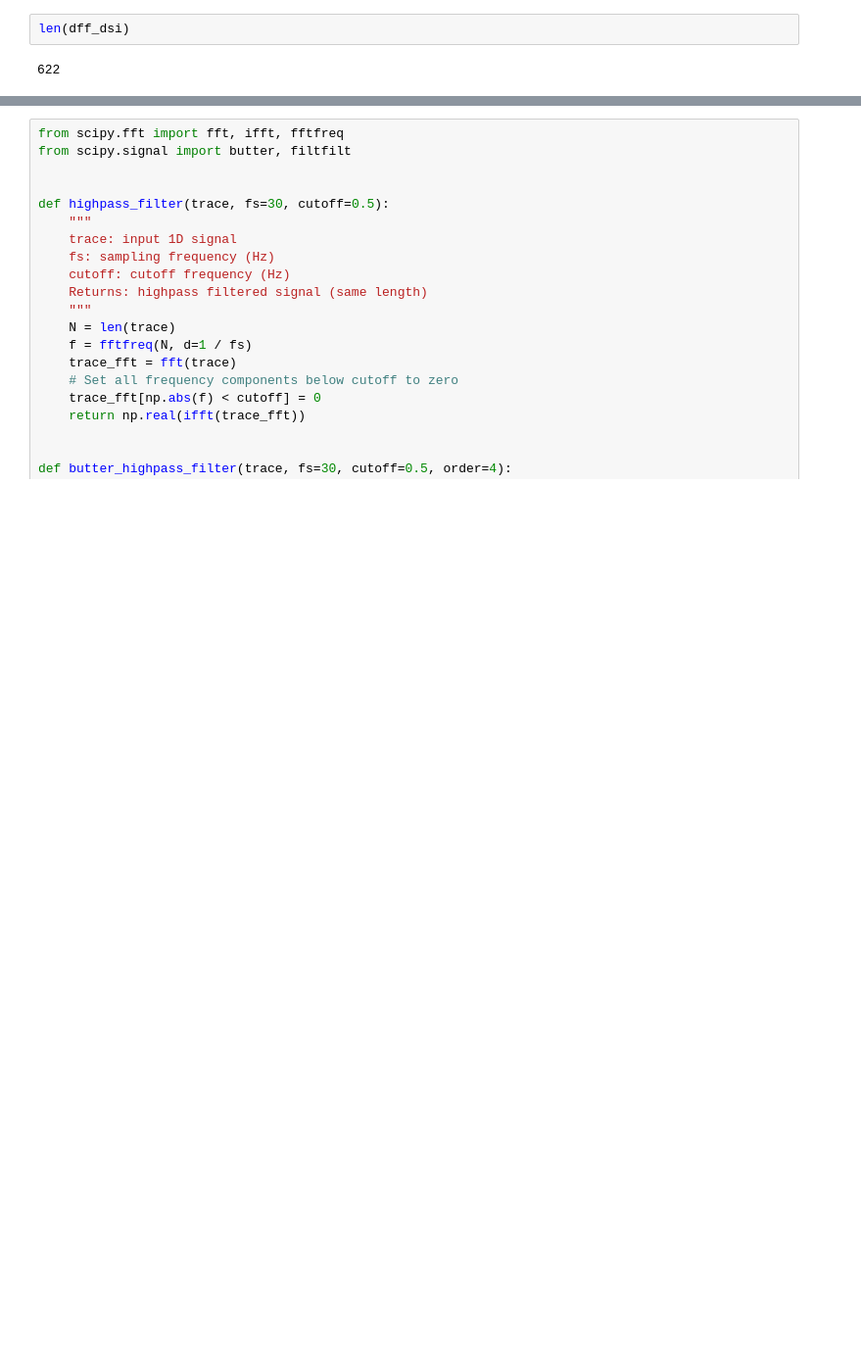
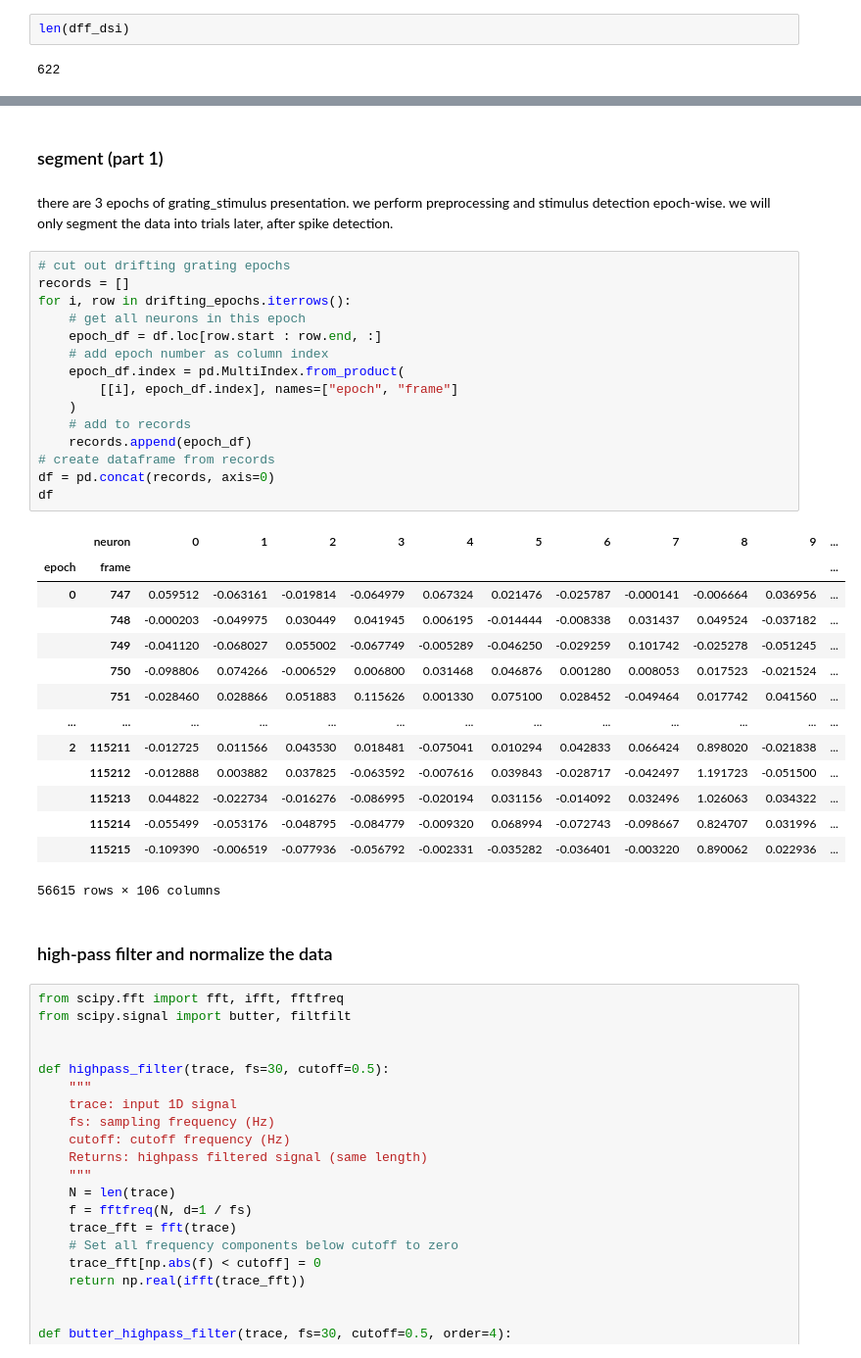
Before and after one commit to toniklenk/NeuralDataScience, a Jupyter notebook: Abschlussprojekt/practical01.ipynb, the cells around one changed output, grey strips where cells are left out. Shown at 98% size. Cells and saved outputs as stored; diff of their text form; blank space fills up the shorter version.

```diff
--- a/Abschlussprojekt/practical01.ipynb
+++ b/Abschlussprojekt/practical01.ipynb
@@ -269,3 +244,39 @@ ax2.legend(loc="upper right")
+# %% [markdown]
+### segment (part 1)
+# %% [markdown]
+there are 3 epochs of grating_stimulus presentation. we perform preprocessing and stimulus detection epoch-wise. we will only segment the data into trials later, after spike detection.
+# %%
+# cut out drifting grating epochs
+records = []
+for i, row in drifting_epochs.iterrows():
+    # get all neurons in this epoch
+    epoch_df = df.loc[row.start : row.end, :]
+    # add epoch number as column index
+    epoch_df.index = pd.MultiIndex.from_product(
+        [[i], epoch_df.index], names=["epoch", "frame"]
+    )
+    # add to records
+    records.append(epoch_df)
+# create dataframe from records
+df = pd.concat(records, axis=0)
+df
+# %% [output]
+|  | neuron | 0 | 1 | 2 | 3 | 4 | 5 | 6 | 7 | 8 | 9 | ... |
+| epoch | frame |  |  |  |  |  |  |  |  |  |  | ... |
+| 0 | 747 | 0.059512 | -0.063161 | -0.019814 | -0.064979 | 0.067324 | 0.021476 | -0.025787 | -0.000141 | -0.006664 | 0.036956 | ... |
+|  | 748 | -0.000203 | -0.049975 | 0.030449 | 0.041945 | 0.006195 | -0.014444 | -0.008338 | 0.031437 | 0.049524 | -0.037182 | ... |
+|  | 749 | -0.041120 | -0.068027 | 0.055002 | -0.067749 | -0.005289 | -0.046250 | -0.029259 | 0.101742 | -0.025278 | -0.051245 | ... |
+|  | 750 | -0.098806 | 0.074266 | -0.006529 | 0.006800 | 0.031468 | 0.046876 | 0.001280 | 0.008053 | 0.017523 | -0.021524 | ... |
+|  | 751 | -0.028460 | 0.028866 | 0.051883 | 0.115626 | 0.001330 | 0.075100 | 0.028452 | -0.049464 | 0.017742 | 0.041560 | ... |
+| ... | ... | ... | ... | ... | ... | ... | ... | ... | ... | ... | ... | ... |
+| 2 | 115211 | -0.012725 | 0.011566 | 0.043530 | 0.018481 | -0.075041 | 0.010294 | 0.042833 | 0.066424 | 0.898020 | -0.021838 | ... |
+|  | 115212 | -0.012888 | 0.003882 | 0.037825 | -0.063592 | -0.007616 | 0.039843 | -0.028717 | -0.042497 | 1.191723 | -0.051500 | ... |
+|  | 115213 | 0.044822 | -0.022734 | -0.016276 | -0.086995 | -0.020194 | 0.031156 | -0.014092 | 0.032496 | 1.026063 | 0.034322 | ... |
+|  | 115214 | -0.055499 | -0.053176 | -0.048795 | -0.084779 | -0.009320 | 0.068994 | -0.072743 | -0.098667 | 0.824707 | 0.031996 | ... |
+|  | 115215 | -0.109390 | -0.006519 | -0.077936 | -0.056792 | -0.002331 | -0.035282 | -0.036401 | -0.003220 | 0.890062 | 0.022936 | ... |
+56615 rows × 106 columns
+# %% [markdown]
+### high-pass filter and normalize the data
 # %%
 from scipy.fft import fft, ifft, fftfreq
 from scipy.signal import butter, filtfilt
```
Also changed, not shown: parts of 48 cells of this notebook, 1 other file.
